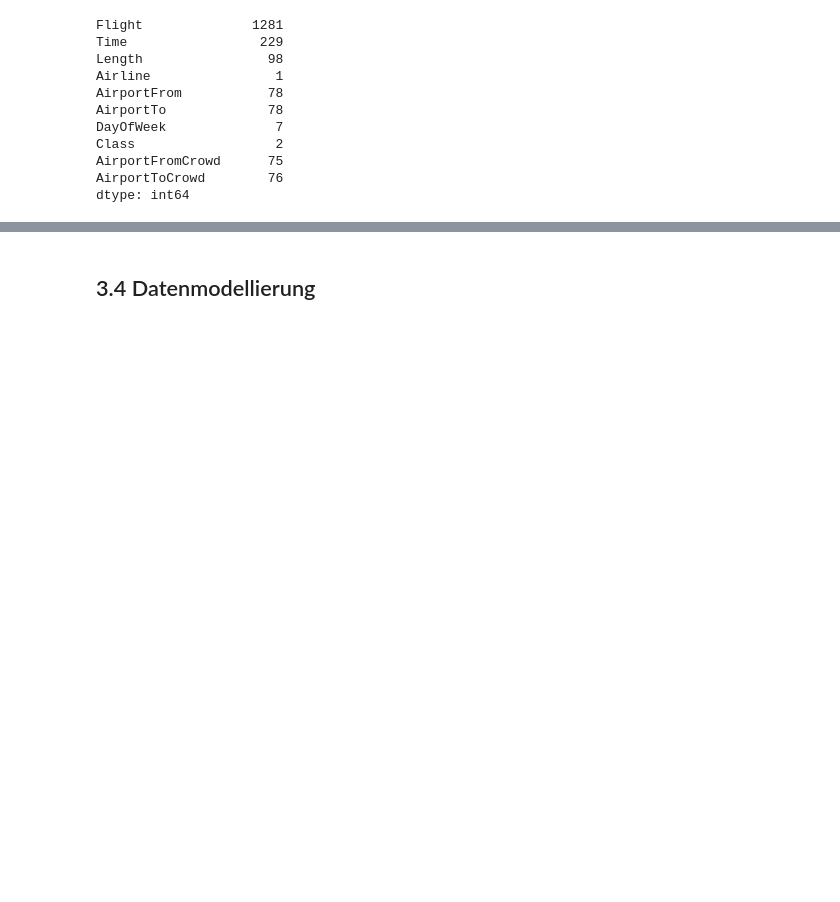
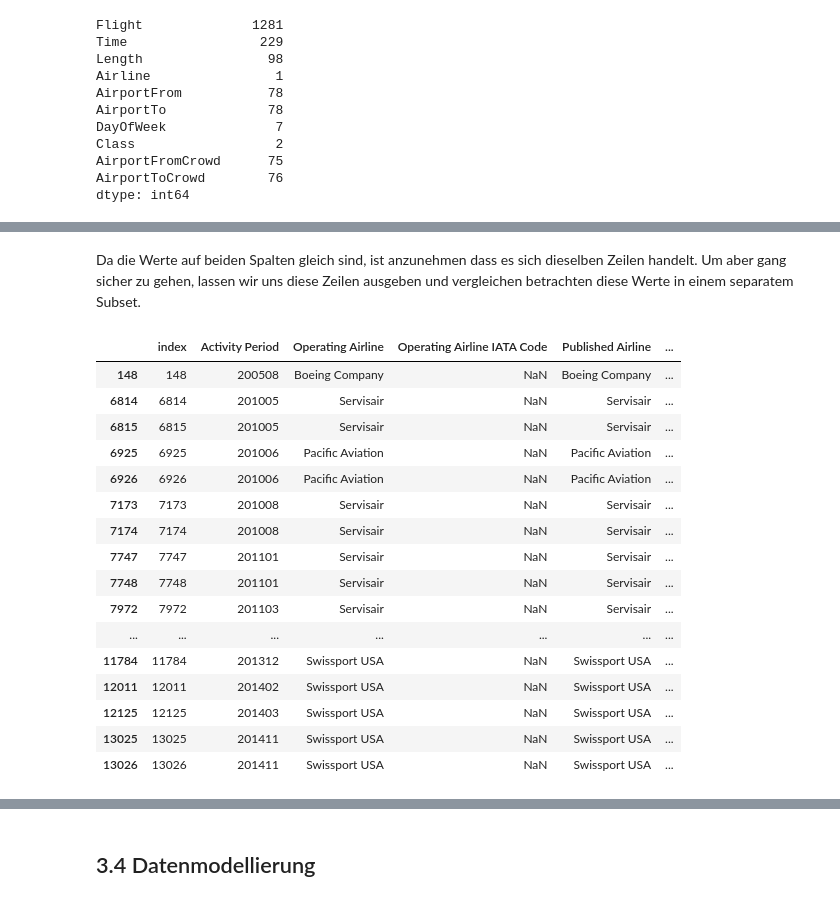
Before and after one commit to DivinitasMaxima/BINA-REPO, a Jupyter notebook: BINA_1.ipynb, the cells around one changed output, grey strips where cells are left out. Drawn from its saved outputs; the diff is of its cells as text; code cells hidden in the pictures; blank space fills up the shorter version.

```diff
--- a/BINA_1.ipynb
+++ b/BINA_1.ipynb
@@ -247,0 +254,16 @@ dtype: int64
+# %%
+import kagglehub
+from kagglehub import KaggleDatasetAdapter
+
+# Set the path to the file you'd like to load
+file_path = "Air_Traffic_Passenger_Statistics.csv"
+
+# Load the latest version
+df_air_traffic = kagglehub.load_dataset(
+  KaggleDatasetAdapter.PANDAS,
+  "thedevastator/airlines-traffic-passenger-statistics",
+  file_path,
+)
+
+#print("First 5 records:", df.head())
+df_air_traffic.head()
@@ -247,0 +303,23 @@ dtype: int64
+# %% [markdown]
+Da die Werte auf beiden Spalten gleich sind, ist anzunehmen dass es sich dieselben Zeilen handelt. Um aber gang sicher zu gehen, lassen wir uns diese Zeilen ausgeben und vergleichen betrachten diese Werte in einem separatem Subset.
+# %%
+df_air_traffic_leer = df_air_traffic[df_air_traffic.isnull().any(axis=1)]
+df_air_traffic_leer
+# %% [output]
+|  | index | Activity Period | Operating Airline | Operating Airline IATA Code | Published Airline | ... |
+| 148 | 148 | 200508 | Boeing Company | NaN | Boeing Company | ... |
+| 6814 | 6814 | 201005 | Servisair | NaN | Servisair | ... |
+| 6815 | 6815 | 201005 | Servisair | NaN | Servisair | ... |
+| 6925 | 6925 | 201006 | Pacific Aviation | NaN | Pacific Aviation | ... |
+| 6926 | 6926 | 201006 | Pacific Aviation | NaN | Pacific Aviation | ... |
+| 7173 | 7173 | 201008 | Servisair | NaN | Servisair | ... |
+| 7174 | 7174 | 201008 | Servisair | NaN | Servisair | ... |
+| 7747 | 7747 | 201101 | Servisair | NaN | Servisair | ... |
+| 7748 | 7748 | 201101 | Servisair | NaN | Servisair | ... |
+| 7972 | 7972 | 201103 | Servisair | NaN | Servisair | ... |
+| ... | ... | ... | ... | ... | ... | ... |
+| 11784 | 11784 | 201312 | Swissport USA | NaN | Swissport USA | ... |
+| 12011 | 12011 | 201402 | Swissport USA | NaN | Swissport USA | ... |
+| 12125 | 12125 | 201403 | Swissport USA | NaN | Swissport USA | ... |
+| 13025 | 13025 | 201411 | Swissport USA | NaN | Swissport USA | ... |
+| 13026 | 13026 | 201411 | Swissport USA | NaN | Swissport USA | ... |
```
Also changed, not shown: parts of 10 cells of this notebook.
